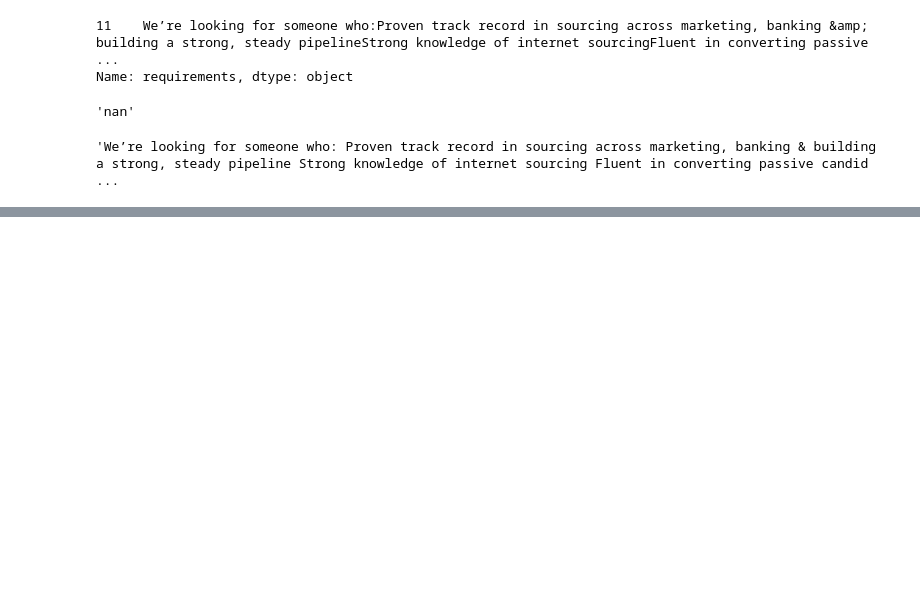
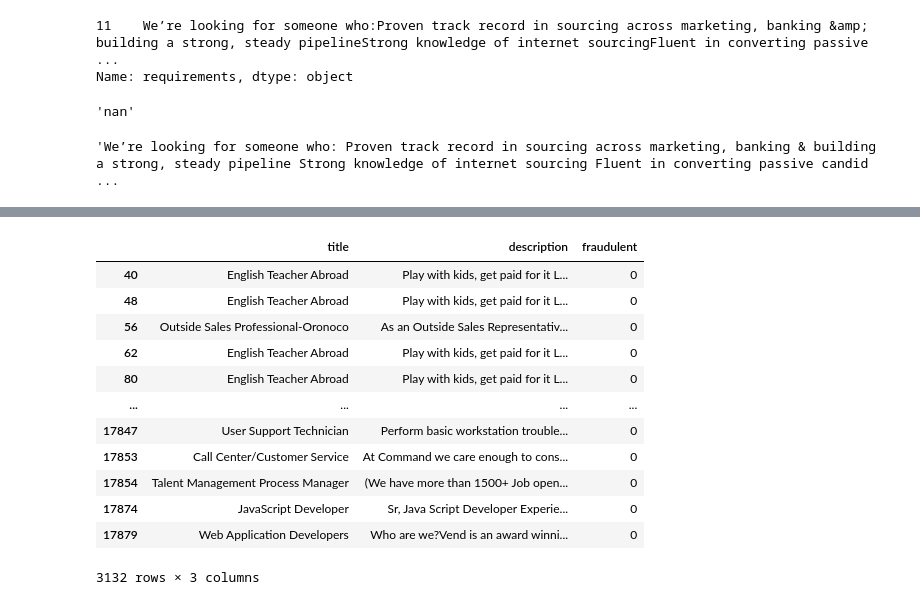
Before and after one commit to thaihawai/MLProject_20202, a Jupyter notebook: preprocessing.ipynb, the cells around one changed output, grey strips where cells are left out. Saved outputs shown, nothing was run; the diff lists cells and outputs as text; code cells hidden in the pictures; blank space fills up the shorter version.

```diff
--- a/preprocessing.ipynb
+++ b/preprocessing.ipynb
@@ -36,0 +66,18 @@ df["requirements"][11]
+# %%
+df2 = pd.read_csv("./Data/data_first_clean.csv", encoding='utf-8')
+# %%
+df2.loc[df2.description.duplicated()][['title','description','fraudulent']]
+# %% [output]
+|  | title | description | fraudulent |
+| 40 | English Teacher Abroad | Play with kids, get paid for it L... | 0 |
+| 48 | English Teacher Abroad | Play with kids, get paid for it L... | 0 |
+| 56 | Outside Sales Professional-Oronoco | As an Outside Sales Representativ... | 0 |
+| 62 | English Teacher Abroad | Play with kids, get paid for it L... | 0 |
+| 80 | English Teacher Abroad | Play with kids, get paid for it L... | 0 |
+| ... | ... | ... | ... |
+| 17847 | User Support Technician | Perform basic workstation trouble... | 0 |
+| 17853 | Call Center/Customer Service | At Command we care enough to cons... | 0 |
+| 17854 | Talent Management Process Manager | (We have more than 1500+ Job open... | 0 |
+| 17874 | JavaScript Developer | Sr, Java Script Developer Experie... | 0 |
+| 17879 | Web Application Developers | Who are we?Vend is an award winni... | 0 |
+3132 rows × 3 columns
```
Also changed, not shown: parts of 7 cells of this notebook, 1 other file.
